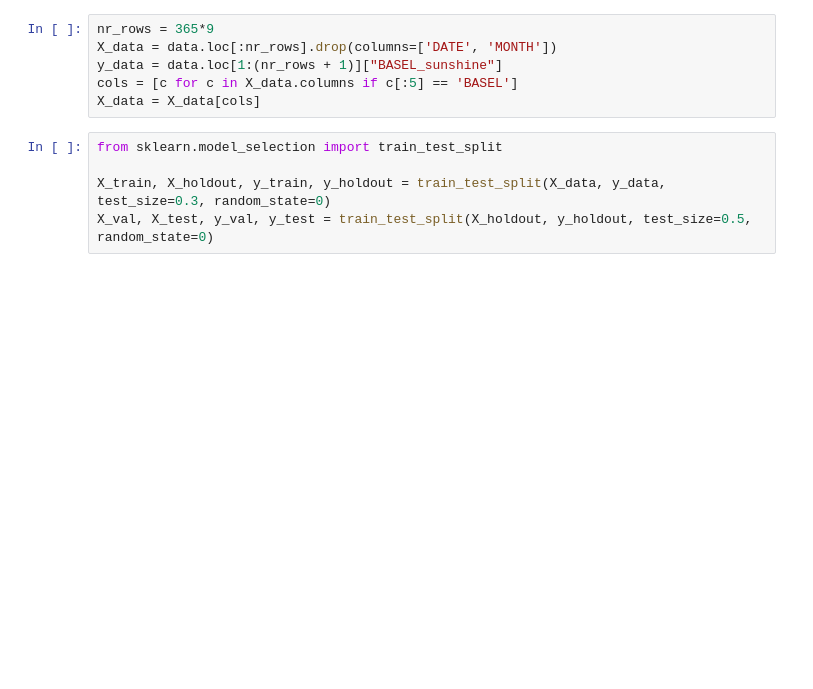
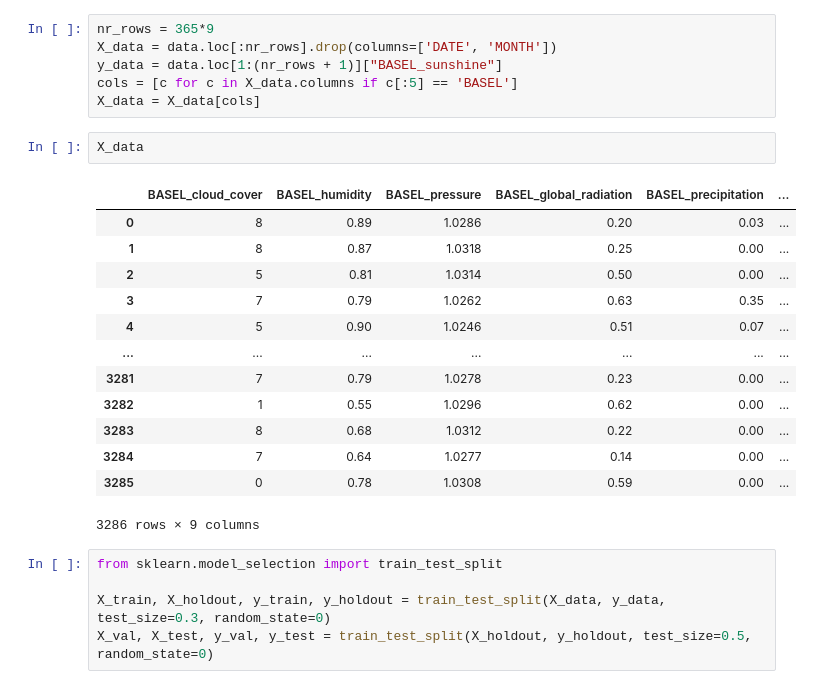
Before and after one commit to Minsung1608/praktikum23, a Jupyter notebook: deeplearning/tuned_weather_model.ipynb, the cells around one changed output. Cells and saved outputs as stored; diff of their text form; blank space fills up the shorter version.

```diff
--- a/deeplearning/tuned_weather_model.ipynb
+++ b/deeplearning/tuned_weather_model.ipynb
@@ -52,6 +52,22 @@ X_data = data.loc[:nr_rows].drop(columns=['DATE', 'MONTH'])
 y_data = data.loc[1:(nr_rows + 1)]["BASEL_sunshine"]
 cols = [c for c in X_data.columns if c[:5] == 'BASEL']
 X_data = X_data[cols]
+# %%
+X_data
+# %% [output]
+|  | BASEL_cloud_cover | BASEL_humidity | BASEL_pressure | BASEL_global_radiation | BASEL_precipitation | ... |
+| 0 | 8 | 0.89 | 1.0286 | 0.20 | 0.03 | ... |
+| 1 | 8 | 0.87 | 1.0318 | 0.25 | 0.00 | ... |
+| 2 | 5 | 0.81 | 1.0314 | 0.50 | 0.00 | ... |
+| 3 | 7 | 0.79 | 1.0262 | 0.63 | 0.35 | ... |
+| 4 | 5 | 0.90 | 1.0246 | 0.51 | 0.07 | ... |
+| ... | ... | ... | ... | ... | ... | ... |
+| 3281 | 7 | 0.79 | 1.0278 | 0.23 | 0.00 | ... |
+| 3282 | 1 | 0.55 | 1.0296 | 0.62 | 0.00 | ... |
+| 3283 | 8 | 0.68 | 1.0312 | 0.22 | 0.00 | ... |
+| 3284 | 7 | 0.64 | 1.0277 | 0.14 | 0.00 | ... |
+| 3285 | 0 | 0.78 | 1.0308 | 0.59 | 0.00 | ... |
+3286 rows × 9 columns
 # %%
 from sklearn.model_selection import train_test_split
 
```
Also changed, not shown: parts of 1 cell of this notebook, 8 other files.
